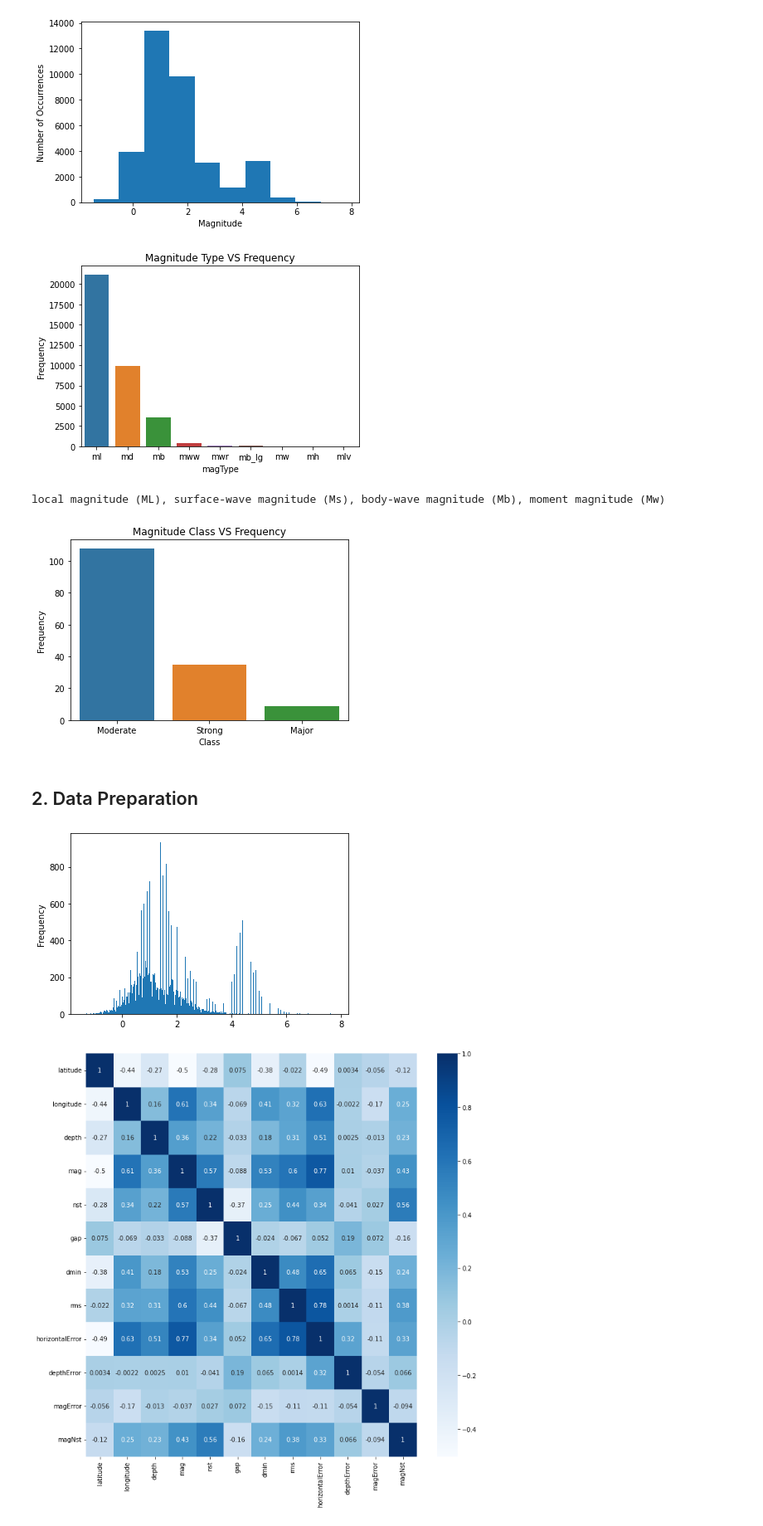
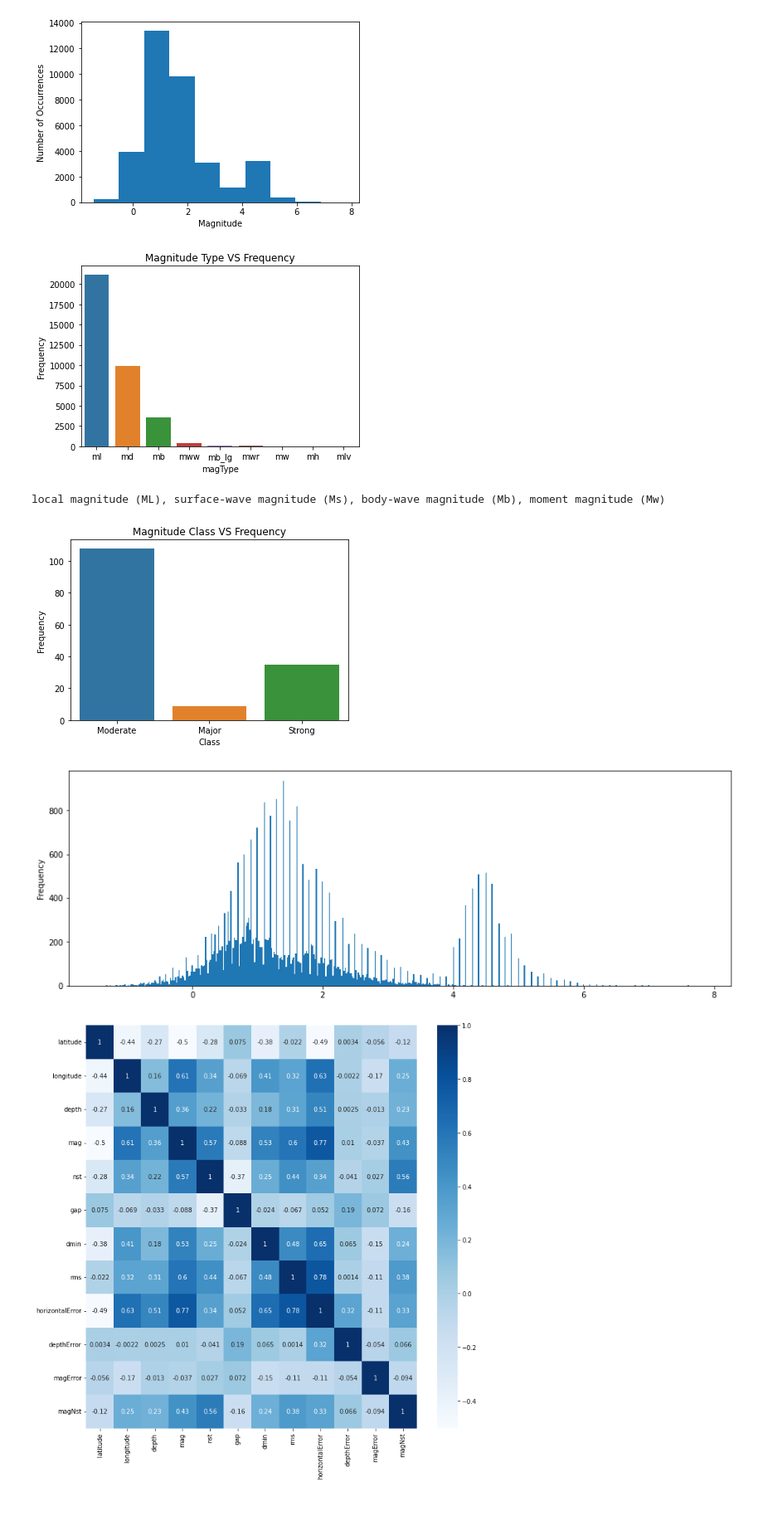
Before and after one commit to Andre-Gilbert/Earthquake-Prediction, a Jupyter notebook: ml/earthquake_prediction.ipynb, the cells around one changed output. Shown at 83% size. Drawn from its saved outputs; the diff is of its cells as text; code cells hidden in the pictures.

```diff
--- a/ml/earthquake_prediction.ipynb
+++ b/ml/earthquake_prediction.ipynb
@@ -28,6 +16,7 @@ filepath = './data/earthquakes.csv'
 df = pd.read_csv(filepath)
 df = df.set_index('time')
 df.index = pd.to_datetime(df.index)
+df = df.sort_index()
 df.head()
 # %% [output]
 |  | latitude | longitude | depth | mag | magType | nst | gap | dmin | rms | net | ... | ... |
@@ -128,7 +117,7 @@ plt.show()
 
 print('local magnitude (ML), surface-wave magnitude (Ms), body-wave magnitude (Mb), moment magnitude (Mw)')
 # %% [output]
-[figure, old version]
+[figure, new version]
 local magnitude (ML), surface-wave magnitude (Ms), body-wave magnitude (Mb), moment magnitude (Mw)
 # %%
 df.loc[df.mag >= 8, 'Class'] = 'Disastrous'
@@ -141,14 +130,12 @@ plt.ylabel('Frequency')
 plt.title('Magnitude Class VS Frequency')
 plt.show()
 # %% [output]
-[figure, old version]
+[figure, new version]
-# %% [markdown]
-## 2. Data Preparation
 # %%
-df.mag.plot(kind='hist', bins=500)
+df.mag.plot(kind='hist', bins=500, figsize=(15, 5))
 plt.show()
 # %% [output]
-[figure, old version]
+[figure, new version]
 # %%
 corr_matrix = df.corr()
 plt.figure(figsize=(12, 12))
```
Also changed, not shown: parts of 23 cells of this notebook, 10 other files.
